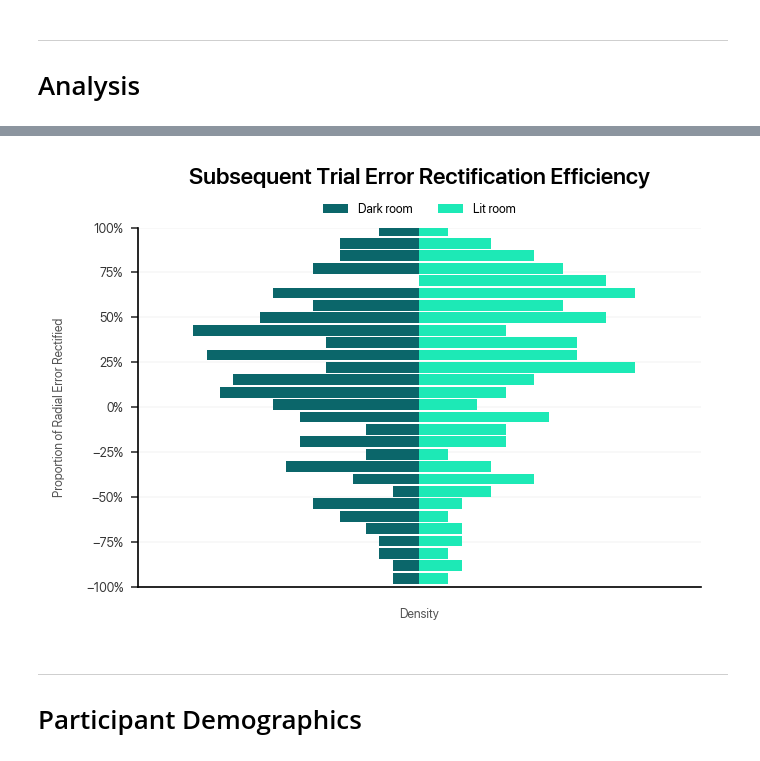
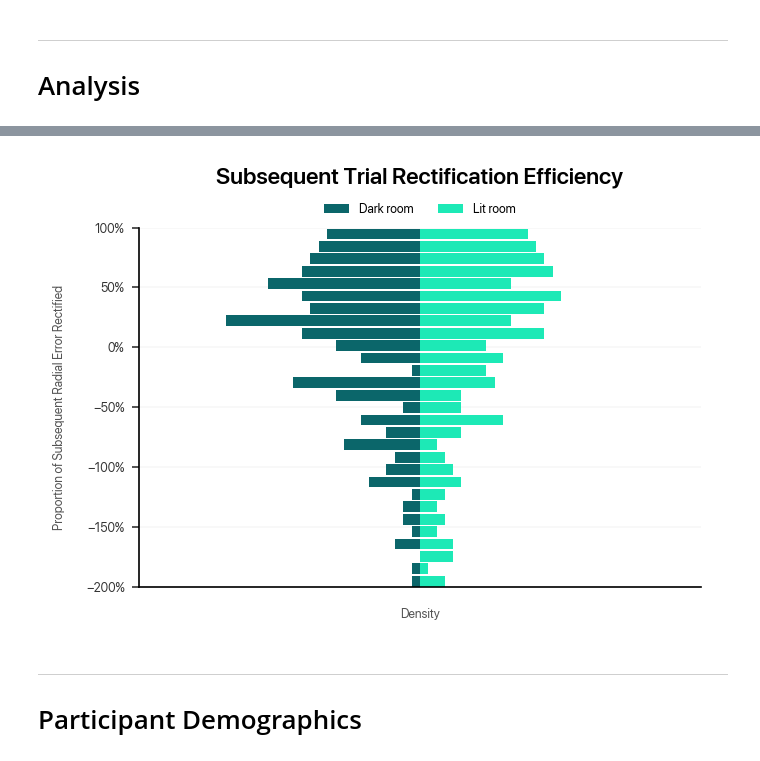
Before and after one commit to dlundgaard/BeerPongMastery, a Jupyter notebook: Analysis/analysis.ipynb, the cells around one changed output, grey strips where cells are left out. Saved outputs shown, nothing was run; the diff lists cells and outputs as text; code cells hidden in the pictures.

```diff
--- a/Analysis/analysis.ipynb
+++ b/Analysis/analysis.ipynb
@@ -130,7 +130,7 @@ class Trial(pd.Series):
                 self[marker],
                 reference_timepoint,
                 pre = DISPATCH_MARGIN,
-                post = 0.6
+                post = 1.1
             )
 
     def ball_distance_to_cup_centroid(self):
@@ -159,8 +159,6 @@ class Dataset(pd.Series):
         for session_path in Path(DATA_PATH).iterdir():
             if session_path.name.startswith("Session"):
                 session_id = int(session_path.name[7:])
-                if session_id != 6:
-                    continue
                 recording_data = []
                 for recording_path in session_path.iterdir():
                     if recording_path.suffix == ".tsv":
@@ -435,7 +433,9 @@ def aggregate():
                         "CompletedThrows": trial if condition == "Darkness" else trial + 10,
                         "Outcome": "Hit" if trial_data.outcome else "Miss",
                         "RadialError": ball_data[above_brim_plane]["DistanceHorizontal"].iloc[0], # minimum distance from cup centroid in cm
-                        # "DistanceMiss": max(0, ball_data[above_brim_plane]["Distance"].iloc[0] - HIT_RADIUS), # minimum distance from cup in cm
+                        "DistanceMiss": max(0, ball_data[above_brim_plane]["DistanceHorizontal"].iloc[0] - HIT_RADIUS), # minimum distance from cup in cm
+                        "ErrorLateral": ball_data[above_brim_plane]["Lateral"].iloc[0],
+                        "ErrorLongitude": ball_data[above_brim_plane]["Longitude"].iloc[0],
                         # "LateralMiss": max(0, abs(ball_data[above_brim_plane]["Lateral"]).min() - HIT_RADIUS), # lateral distance to cup in cm
                         # "LongitudeMiss": max(0, abs(ball_data[above_brim_plane]["Longitude"]).min() - HIT_RADIUS), # longitudinal distance to cup in cm
                         # "BallSpeedMax": ball_data["Speed"].max(), # ball max speed in m/s
@@ -453,6 +453,11 @@ def aggregate():
     return results
 
 aggregated = aggregate()
+
+aggregated[["PreviousErrorLateral", "PreviousErrorLongitude"]] = aggregated.groupby(["Participant",  "Condition"])[["ErrorLateral", "ErrorLongitude"]].shift()
+
+aggregated["RectificationError"] = aggregated.apply(lambda data: np.linalg.norm(np.cross(np.stack(data[["PreviousErrorLateral", "PreviousErrorLongitude"]].values), np.stack(data[["ErrorLateral", "ErrorLongitude"]].values - data[["PreviousErrorLateral", "PreviousErrorLongitude"]].values))), axis = 1)
+
 aggregated.to_csv("aggregated.csv", index = False)
 aggregated.set_index(["Session", "Player", "Condition", "Trial"]).round(2).head(10)
 # %% [output]
@@ -486,9 +477,5 @@ Failed to aggregate trial 9 in session 6 2 Daylight
 ---
 
 # Analysis
-# %%
-OUTCOME_METRIC = "RadialError"
-
-aggregated["LogRadialError"] = np.log(aggregated[OUTCOME_METRIC])
 # %%
 def plot_outcome_distribution():
@@ -675,43 +670,38 @@ learning_by_playing_order()
 # %%
-aggregated["Previous"] = aggregated.groupby(["Participant",  "Condition"])[OUTCOME_METRIC].shift()
-aggregated["RectificationEfficiency"] = (aggregated["Previous"] - aggregated[OUTCOME_METRIC]) / aggregated["Previous"]
-aggregated
-
 plt.figure()
-
 for condition in ("Dark room", "Lit room"):
     amount_bins = 30
-    data_range = (-1, 1)
+    data_range = (-2, 1)
     bin_width = 0.9
     weights, bins = np.histogram(
         aggregated[aggregated["Condition"] == condition]["RectificationEfficiency"].dropna(),
         bins = amount_bins,
         range = data_range,
         density = True,
     )
     plt.barh(
         np.linspace(*data_range, num = amount_bins) + (1 - bin_width) / 2,
         weights * (-1 if condition == "Dark room" else 1),
         height = np.diff(bins)[0] * bin_width,
         label = condition
     )
 
 plt.legend(
     loc = "upper center",
     bbox_to_anchor = (0.5, 1.1),
     ncol = 2,
 )
 plt.xlabel("Density")
-plt.ylabel("Proportion of Radial Error Rectified")
-plt.title("Subsequent Trial Error Rectification Efficiency\n")
+plt.ylabel("Proportion of Subsequent Radial Error Rectified")
+plt.title("Subsequent Trial Rectification Efficiency\n")
 plt.gca().yaxis.set_major_formatter(ticker.PercentFormatter(1))
 plt.xticks([])
-plt.ylim((-1, 1))
+plt.ylim((-2, 1))
 plt.xlim((-1.5, 1.5))
 plt.grid(True, which = "both", axis = "y")
 plt.tight_layout()
 # %% [output]
-[figure, old version]
+[figure, new version]
 # %%
 def expand_positional_data(marker_data):
     return pd.concat([marker_data[["X", "Y", "Z"]].add_prefix(marker + "_") for marker in SELECTED_MARKERS if marker not in ("Ball", "CupCentroid")], axis = 1)
```
Also changed, not shown: parts of 6 cells of this notebook, 8 other files.
